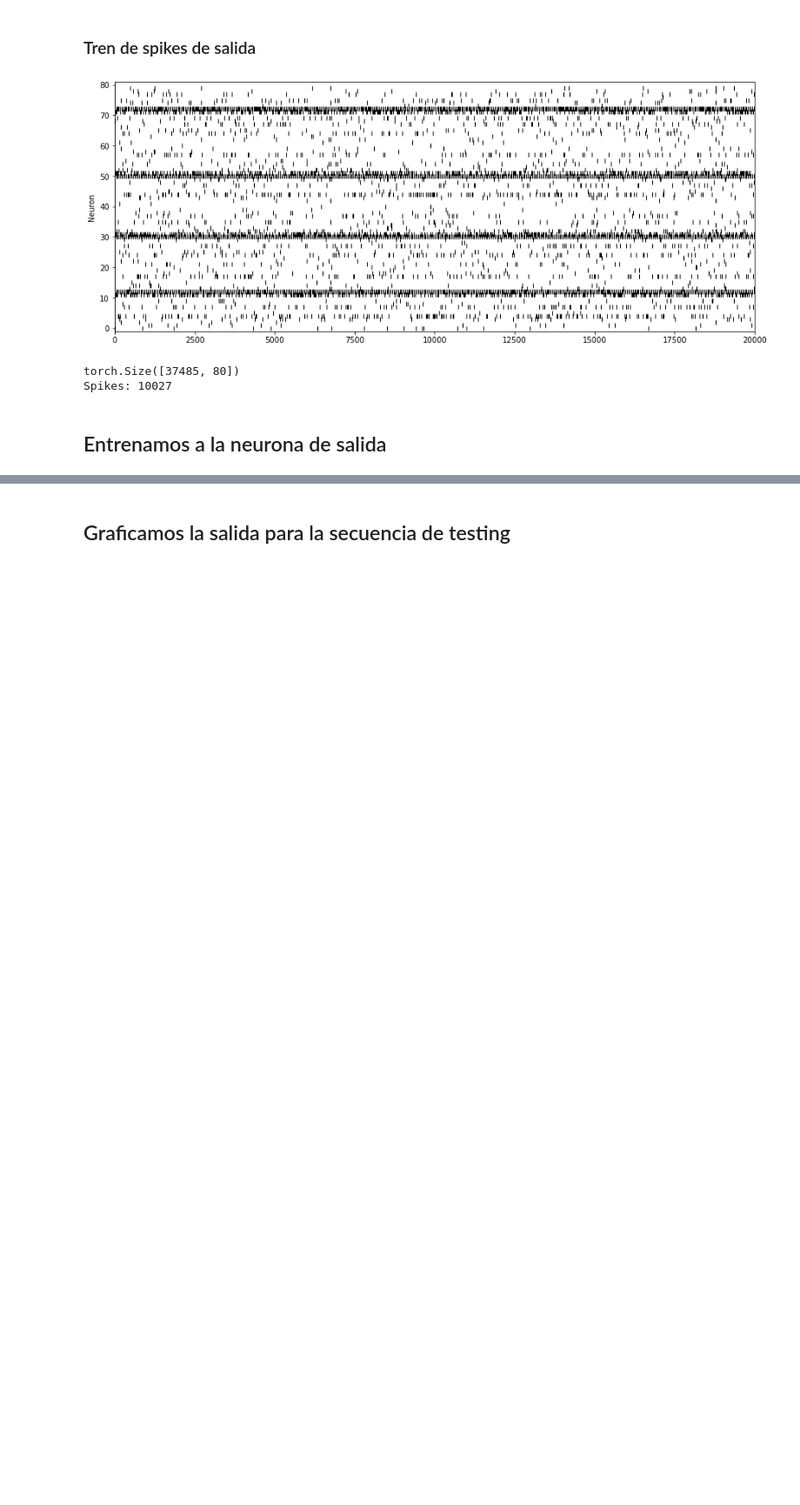
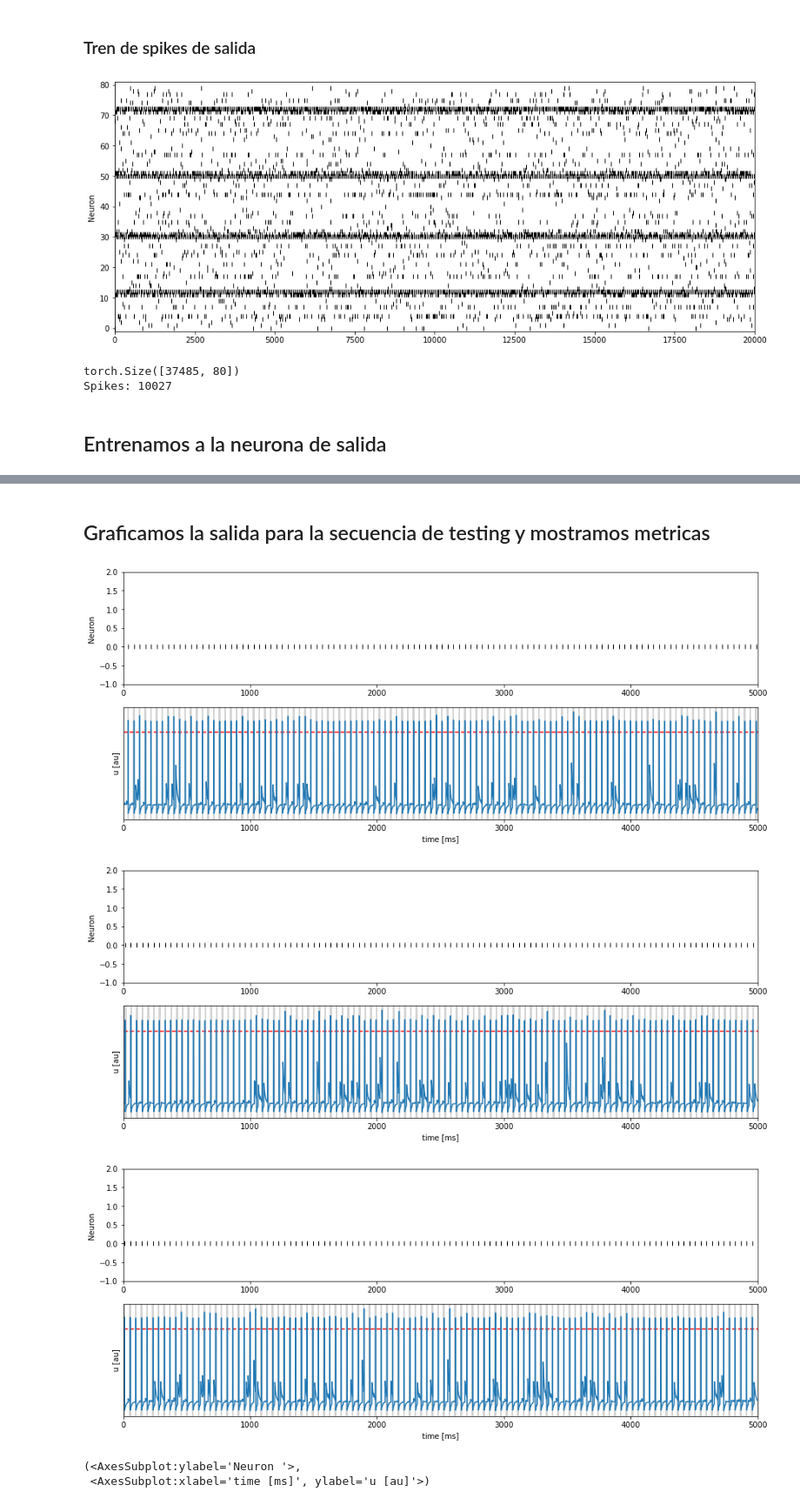
Before and after one commit to mmaximiliano/SDNN, a Jupyter notebook: patterns/SequenceVisualizer.ipynb, the cells around one changed output, grey strips where cells are left out. Shown: that part at 87% size. Cells and saved outputs as stored; diff of their text form; code cells hidden in the pictures; blank space fills up the shorter version.

```diff
--- a/patterns/SequenceVisualizer.ipynb
+++ b/patterns/SequenceVisualizer.ipynb
@@ -104,21 +104,36 @@ iter: 2276 convergence: 0.21641670296408871
-# %% [markdown]
-## Graficamos la salida para la secuencia de testing
-# %%
-# Realizamos el entrenamiento STDP
-Uprobe = np.empty([T, N_out])
-Iprobe = np.empty([T, N_out])
-Sprobe = np.empty([T, N_out])
-for n in range(T):
-    state = singleNeuron.forward(Sin[n].unsqueeze(0), PSpikes[n], NSpikes[n-1])
-    Uprobe[n] = state.U.data.numpy()
-    Iprobe[n] = state.I.data.numpy()
-    Sprobe[n] = state.S.data.numpy()
-
-#sv_utils.plotLIF(U=Uprobe[0:5000], S=Sprobe[0:5000], pat_times=pat_times[0:5000], th=th)
-#sv_utils.plotLIF(U=Uprobe[5000:10000], S=Sprobe[5000:10000], pat_times=pat_times[5000:10000], th=th)
-#sv_utils.plotLIF(U=Uprobe[10000:15000], S=Sprobe[10000:15000], pat_times=pat_times[10000:15000], th=th)
-#sv_utils.plotLIF(U=Uprobe[15000:20000], S=Sprobe[15000:20000], pat_times=pat_times[15000:20000], th=th)
-#sv_utils.plotLIF(U=Uprobe[20000:25000], S=Sprobe[20000:25000], pat_times=pat_times[20000:25000], th=th)
-#sv_utils.plotLIF(U=Uprobe[25000:30000], S=Sprobe[25000:30000], pat_times=pat_times[25000:30000], th=th)
-#sv_utils.plotLIF(U=Uprobe[30000:35000], S=Sprobe[30000:35000], pat_times=pat_times[30000:35000], th=th)
-#sv_utils.plotLIF(U=Uprobe[35000:37500], S=Sprobe[35000:37500], pat_times=pat_times[35000:37500], th=th)
+# %% [markdown]
+## Graficamos la salida para la secuencia de testing y mostramos metricas
+# %%
+pat_times = np.load('./sequences/all_nums/pat_test_all_nums.npy')
+Sin_tmp = torch.load('../cleanDSNN/results/old_results/all_nums/layer_5_conv.pt')
+T = Sin_tmp.shape[0]
+N_out = 1
+N_in = Sin_tmp.shape[1]
+th = 3.5
+
+singleNeuron = STDPLIFDensePopulation(in_channels=N_in, out_channels=N_out,
+                                        weight=0.75, alpha=float(np.exp(-1e-3/10e-3)),
+                                        beta=float(np.exp(-1e-3/2e-5)), delay=0,
+                                        th=th, a_plus=.03125, a_minus=.045625,
+                                        w_max=1.)
+Sin = Sin_tmp.clone().detach()
+
+# Realizamos el entrenamiento STDP
+Uprobe = np.empty([T, N_out])
+Iprobe = np.empty([T, N_out])
+Sprobe = np.empty([T, N_out])
+for n in range(T):
+    state = singleNeuron.forward_no_learning(Sin[n].unsqueeze(0))
+    Uprobe[n] = state.U.data.numpy()
+    Iprobe[n] = state.I.data.numpy()
+    Sprobe[n] = state.S.data.numpy()
+
+sv_utils.plotLIF(U=Uprobe[0:5000], S=Sprobe[0:5000], pat_times=pat_times[0:5000], th=th)
+sv_utils.plotLIF(U=Uprobe[25000:30000], S=Sprobe[25000:30000], pat_times=pat_times[20000:25000], th=th)
+sv_utils.plotLIF(U=Uprobe[30000:35000], S=Sprobe[30000:35000], pat_times=pat_times[30000:35000], th=th)
+# %% [output]
+[figure, added]
+[figure, added]
+[figure, added]
+(<AxesSubplot:ylabel='Neuron '>,
+ <AxesSubplot:xlabel='time [ms]', ylabel='u [au]'>)
```
Also changed, not shown: parts of 1 cell of this notebook.
